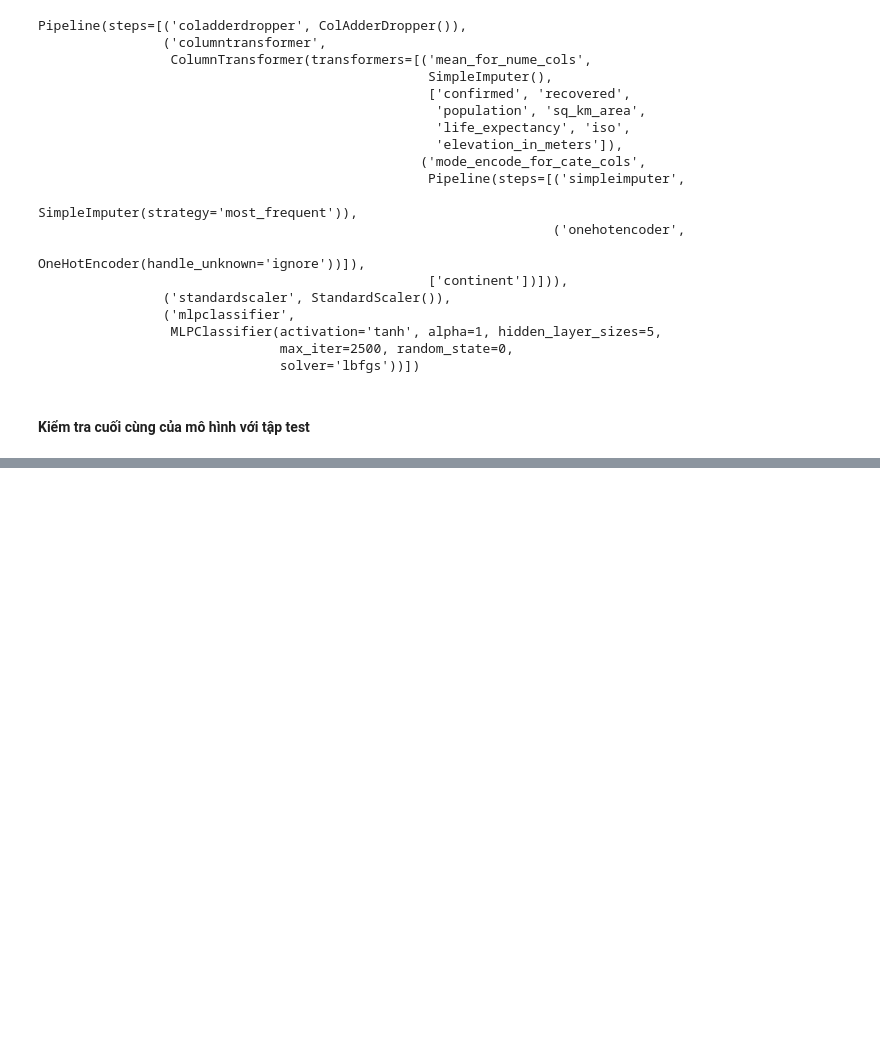
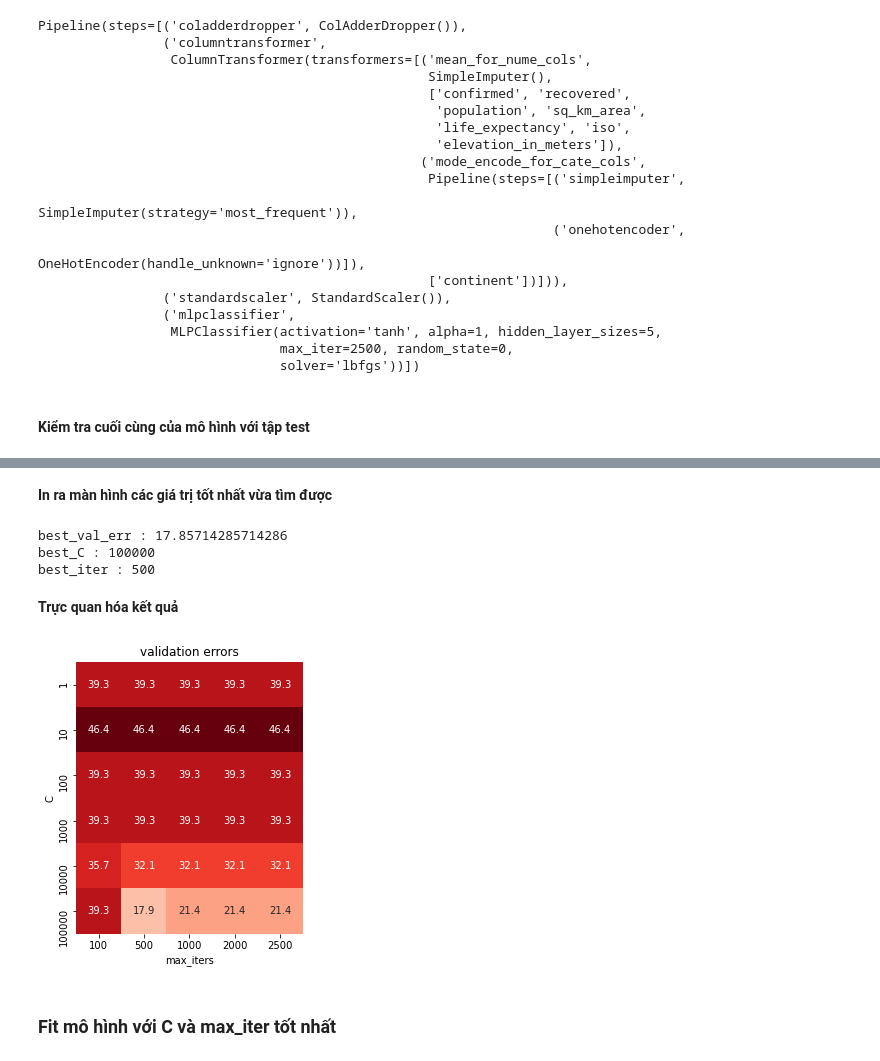
Before and after one commit to TranNgocTinh0810/DS-Final, a Jupyter notebook: Final.ipynb, the cells around one changed output, grey strips where cells are left out. Drawn from its saved outputs; the diff is of its cells as text; code cells hidden in the pictures; blank space fills up the shorter version.

```diff
--- a/Final.ipynb
+++ b/Final.ipynb
@@ -466,7 +449,7 @@ best_hidden_layer 5
 # %%
 full_pipeline.set_params(mlpclassifier__max_iter=iter_,mlpclassifier__alpha=best_alpha,\
                          mlpclassifier__hidden_layer_sizes=best_hidden_layer)
-full_pipeline.fit(X_df, y_sr)
+full_pipeline.fit(train_X, train_y)
 # %% [output]
 Pipeline(steps=[('coladderdropper', ColAdderDropper()),
                 ('columntransformer',
@@ -496,0 +500,2 @@ score_1
+# %%
+train_2_X, val_2_X, train_2_y, val_2_y = train_test_split(train_X,train_y,test_size=0.2, random_state=0)
@@ -496,0 +514,4 @@ score_1
+# %%
+logregmodel = LogisticRegression(multi_class='multinomial')
+full_pipeline_2 = make_pipeline(col_adderdropper, colTransform, colNormalize,logregmodel)
+full_pipeline_2
@@ -496,0 +546,51 @@ score_1
+# %%
+warnings.filterwarnings('ignore')
+train_errs = []
+val_errs = []
+C = [1, 10, 100, 1000, 10000, 100000]
+max_iters= [100, 500, 1000, 2000, 2500]
+best_val_err = float('inf'); best_C = None;best_iter=None
+
+for c in C:
+    for iter_ in max_iters:
+        full_pipeline_2.set_params(logisticregression__C=c,logisticregression__max_iter= iter_)
+        full_pipeline_2.fit(train_2_X, train_2_y)
+        full_pipeline_2.predict(val_2_X)
+        train_score = full_pipeline_2.score(train_2_X,train_2_y)
+        val_score = full_pipeline_2.score(val_2_X, val_2_y)
+        train_err, val_err = (1 - train_score) * 100, (1 - val_score) * 100
+        train_errs.append(train_err)
+        val_errs.append(val_err)
+        if best_val_err > val_err:
+            best_val_err = val_err
+            best_C = c
+            best_iter=iter_
+# %% [markdown]
+**In ra màn hình các giá trị tốt nhất vừa tìm được**
+# %%
+print("best_val_err :" , best_val_err)
+print("best_C :",best_C)
+print("best_iter :", best_iter)
+# %% [output]
+best_val_err : 17.85714285714286
+best_C : 100000
+best_iter : 500
+# %% [markdown]
+**Trực quan hóa kết quả**
+# %%
+train_errs_df = pd.DataFrame(data=np.array(train_errs).reshape(len(C), -1),
+                             index=C, columns=max_iters)
+val_errs_df = pd.DataFrame(data=np.array(val_errs).reshape(len(C), -1),
+                           index=C, columns=max_iters)
+min_err = min(min(train_errs), min(val_errs))
+max_err = max(max(train_errs), max(val_errs))
+plt.figure(figsize=(10, 5))
+plt.subplot(1, 2, 1)
+
+sns.heatmap(val_errs_df,vmin=min_err, vmax=max_err, square=True, annot=True,
+            cbar=False, fmt='.1f', cmap='Reds')
+plt.title('validation errors'); plt.xlabel('max_iters'); plt.ylabel('C');
+# %% [output]
+[figure, added]
+# %% [markdown]
+### Fit mô hình với C và max_iter tốt nhất
```
Also changed, not shown: parts of 32 cells of this notebook.
